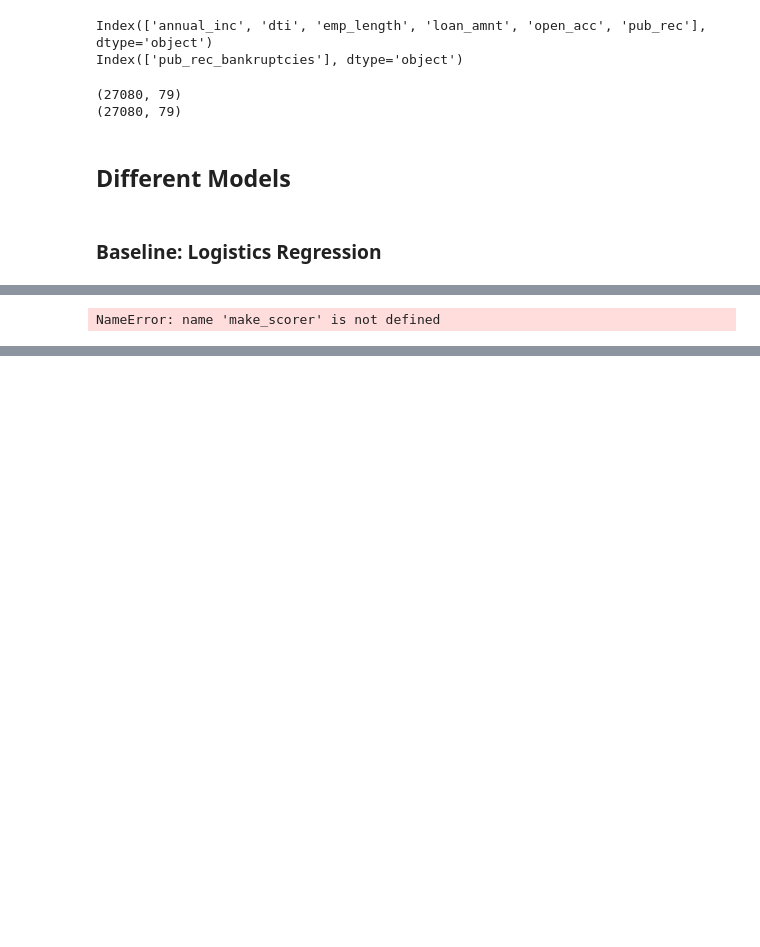
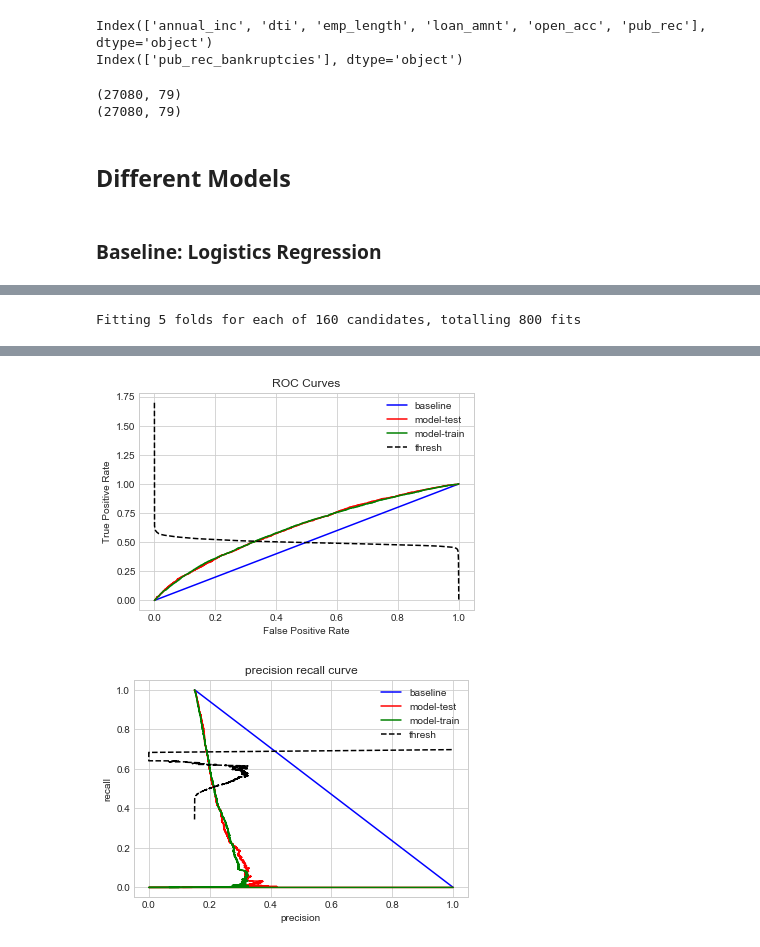
Before and after one commit to torben90/NF_Prj_LendingClub, a Jupyter notebook: sub_notebooks/Model_Tuning_playground/Tunning_Arne.ipynb, the cells around one changed output, grey strips where cells are left out. Cells and saved outputs as stored; diff of their text form; code cells hidden in the pictures; blank space fills up the shorter version.

```diff
--- a/sub_notebooks/Model_Tuning_playground/Tunning_Arne.ipynb
+++ b/sub_notebooks/Model_Tuning_playground/Tunning_Arne.ipynb
@@ -439,5 +509,5 @@ weighted avg       0.80      0.65      0.70     11606
 # %%
-mg_pipline=Pipeline([('pre',preprocess_pipeline_2), ('M',LogisticRegression(class_weight='balanced'))])
+mg_pipline=Pipeline([('pre',preprocess_pipeline_1), ('M',LogisticRegression(class_weight='balanced'))])
 
 param_grid = [
 
@@ -449,10 +519,10 @@ param_grid = [
      'M__class_weight' : ['balanced', None]}]
 
 GSM = GridSearchCV(
-    mg_pipline, param_grid = param_grid, cv = 5, verbose=True, n_jobs=-1 ,scoring=make_scorer(fb_w))
+    mg_pipline, param_grid = param_grid, cv = 5, verbose=True, n_jobs=-1 ,scoring=make_scorer(re))
 
 GSM.fit(X_train,y_train)
 
-Model_Vali(GSM, X_train, X_test, y_train, y_test)
+Model_Vali_Rec(GSM, X_train, X_test, y_train.values, y_test.values, df_model_comp, 'log reg grid')
 # %% [output]
-NameError: name 'make_scorer' is not defined
+Fitting 5 folds for each of 160 candidates, totalling 800 fits
@@ -458,0 +535,2 @@ NameError: name 'make_scorer' is not defined
+[figure, added]
+[figure, added]
```
Also changed, not shown: parts of 11 cells of this notebook.
